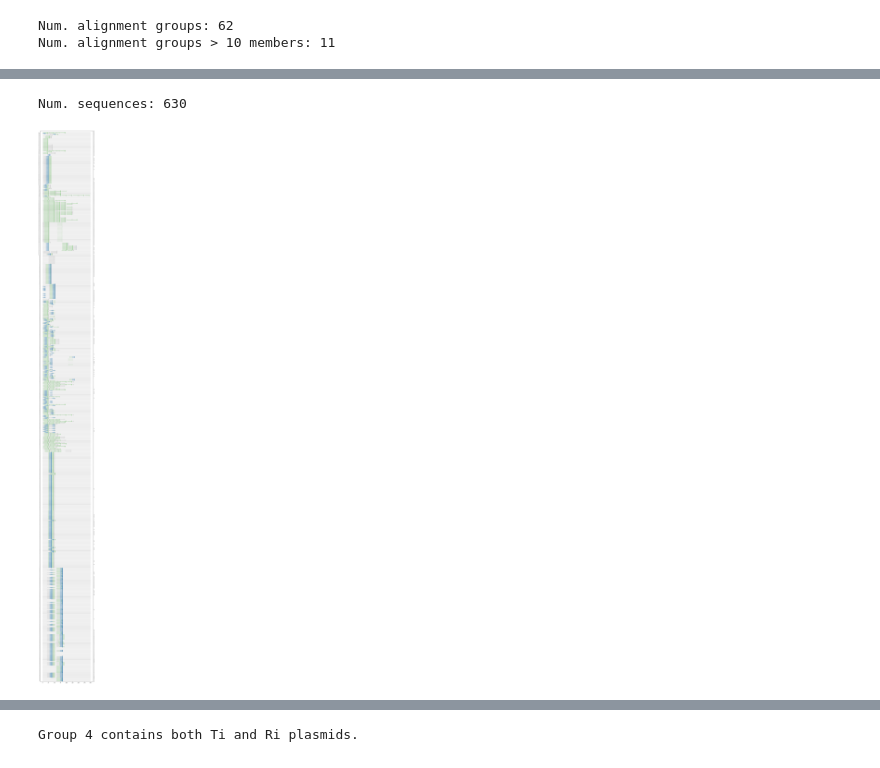
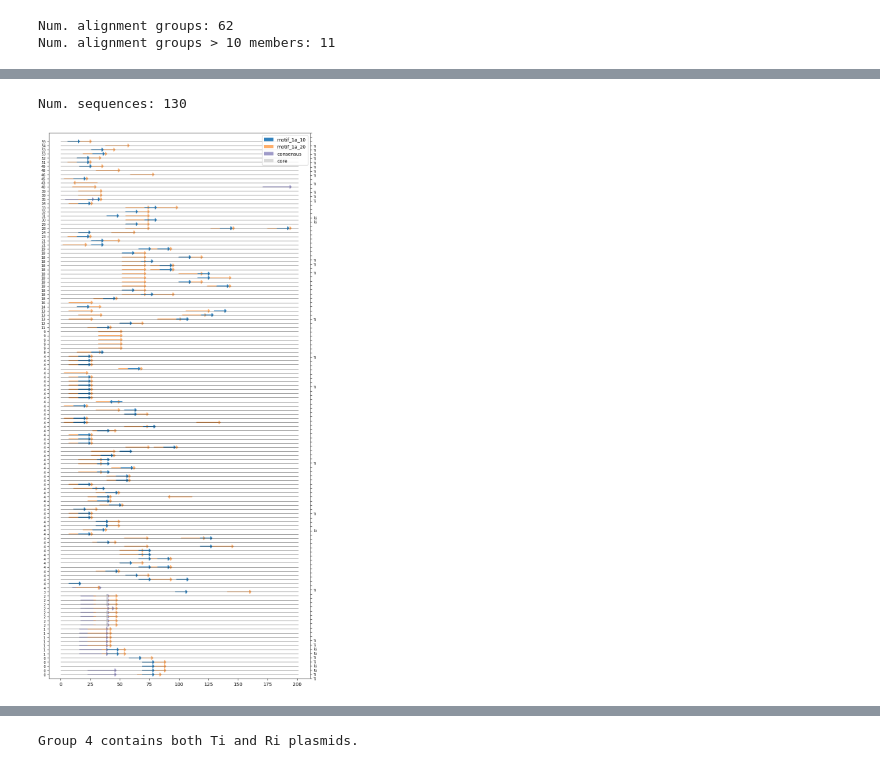
Before and after one commit to pipparichter/overdrive, a Jupyter notebook: notebooks/sandbox-2.ipynb, the cells around one changed output, grey strips where cells are left out. Saved outputs shown, nothing was run; the diff lists cells and outputs as text; code cells hidden in the pictures.

```diff
--- a/notebooks/sandbox-2.ipynb
+++ b/notebooks/sandbox-2.ipynb
@@ -269,8 +262,11 @@ graph = get_alignment_graph(align_df, overdrive_df.index.values)
 alignment_groups = list(nx.connected_components(graph))
 print('Num. alignment groups:', len(alignment_groups))
 print(f'Num. alignment groups > {min_group_size} members:', len([group for group in alignment_groups if (len(group) > min_group_size)]))
+
 alignment_group_map = {id_:i for i, group in enumerate(alignment_groups) for id_ in group}
+
 overdrive_df['group'] = overdrive_df.index.map(alignment_group_map)
+overdrive_deduplicated_df['group'] = overdrive_deduplicated_df.index.map(alignment_group_map)
 # %% [output]
 Num. alignment groups: 62
 Num. alignment groups > 10 members: 11
@@ -298,0 +285,18 @@ np.float64(7.3923e-07)
+# %%
+def load_fimo_file(path:str='../data/data-2/meme/overdrive_fimo_consensus.tsv', motif:str='consensus', max_p_value:float=0.0025,  max_q_value:float=0.05):
+    df = pd.read_csv(path, sep='\t', comment='#')
+    df['motif'] = motif
+    df['id'] = df['sequence_name']
+    df['length'] = df.matched_sequence.apply(len)
+    df = df.sort_values('p-value')
+    # df = df.drop_duplicates('id')
+    # df = df[df['p-value'] < max_p_value]
+    df = df[df['q-value'] < max_q_value]
+    print(f'load_fimo_file: Loaded {len(df)} hits from {path}')
+    return df
+
+consensus_df = load_fimo_file(path='../data/data-2/meme/overdrive_fimo_consensus.tsv', max_p_value=0.0005)
+core_df = load_fimo_file(path='../data/data-2/meme/overdrive_fimo_core.tsv', max_p_value=0.005, motif='core')
+
+overdrive_df[f'consensus'] = overdrive_df.index.isin(consensus_df['id'])
+overdrive_df[f'core'] = overdrive_df.index.isin(core_df['id'])
@@ -310,44 +333,60 @@ def figure(motif_df:pd.DataFrame):
 
     figure_df['plasmid_type'] = figure_df['id'].map(overdrive_df.plasmid_type)
     figure_df['plasmid_class'] = figure_df['id'].map(overdrive_df.plasmid_class)
+    # figure_df = figure_df[figure_df.plasmid_class == 'Ri'].copy()
+    # figure_df = figure_df[figure_df['id'].isin(strain_a4_overdrive_ids)].copy()
+
 
     n = figure_df['id'].nunique()
     print('Num. sequences:', n)
 
-    fig, ax = plt.subplots(figsize=(10, n//6))
+    fig, ax = plt.subplots(figsize=(10, max(1, n//6)))
+
+    handles, labels = zip(*[(Patch(facecolor=color), label) for label, color in palette.items()])
+    ax.legend(handles=handles, labels=labels, loc='upper right')
 
     y = 0
     x_min, x_max = 0, 201
     y_labels_left = list()
     y_labels_right = list()
 
     for id_, df in figure_df.groupby('id', sort=False):
         ax.hlines(y, xmax=x_max, xmin=x_min, color='black', lw=0.5)
         df = df.sort_values('length', ascending=False)
         for motif, df_ in df.groupby('motif', sort=False):
             # ax.hlines(y, xmin=df_.start, xmax=df_.stop, color=palette[motif], lw=1.5)
 
             df_ = df_.sort_values('length', ascending=False)
             for row in df_.itertuples():
                 dx = row.length if (row.strand == '+') else -row.length
                 x = row.start if (row.strand == '+') else row.stop
-                # ax.arrow(x, y, dx, 0, length_includes_head=True, color=palette[motif], lw=1.5, head_width=0.8, alpha=get_alpha_funcs[motif](row.p_value))
-                ax.arrow(x, y, dx, 0, length_includes_head=True, color=palette[motif], lw=3 * row.significance, head_width=0.8, alpha=1)
+
+                lw = (row.significance * 3) if hasattr(row, 'significance') else 1.5
+                lw = 1.5 if np.isnan(lw) else lw
+                lw = 1.5
+                ax.arrow(x, y, dx, 0, length_includes_head=True, color=palette[motif], lw=lw, head_width=0.8, alpha=1)
+
         y_labels_left.append(int(row.group))
         y_labels_right.append('' if (type(row.plasmid_class) != str) else row.plasmid_class)
         y += 1
 
     ax.set_ylim(ymax=y + 1, ymin=-1)
     ax.set_yticks(np.arange(y), labels=y_labels_left, fontsize='x-small')
     ax.twinx().set_yticks(np.arange(y), labels=y_labels_right[::-1], fontsize='x-small')
 
     for _, spine in ax.spines.items():
         spine.set_visible(False)
 
+
     plt.show()
 
-figure(motif_a_df)
+figure(pd.concat([motif_a_df, consensus_df[consensus_df['id'].isin(motif_a_df['id'])], core_df[core_df['id'].isin(motif_a_df['id'])]]))
+# figure(pd.concat([consensus_df[consensus_df['id'].isin(motif_a_df['id'])], core_df[core_df['id'].isin(motif_a_df['id'])]]))
+# Might be worth marking all GTTs.
+#
+# 25 bp motif best possible match is GCATTTGTTCGTTCGTTCGTTTGTG
+# TAAGTCCCTGTGT[ATGTTTGTTT]G is the consensus sequence
 # %% [output]
-Num. sequences: 630
+Num. sequences: 130
-[figure, old version]
+[figure, new version]
 # %%
```
Also changed, not shown: parts of 13 cells of this notebook, 3 other files.
